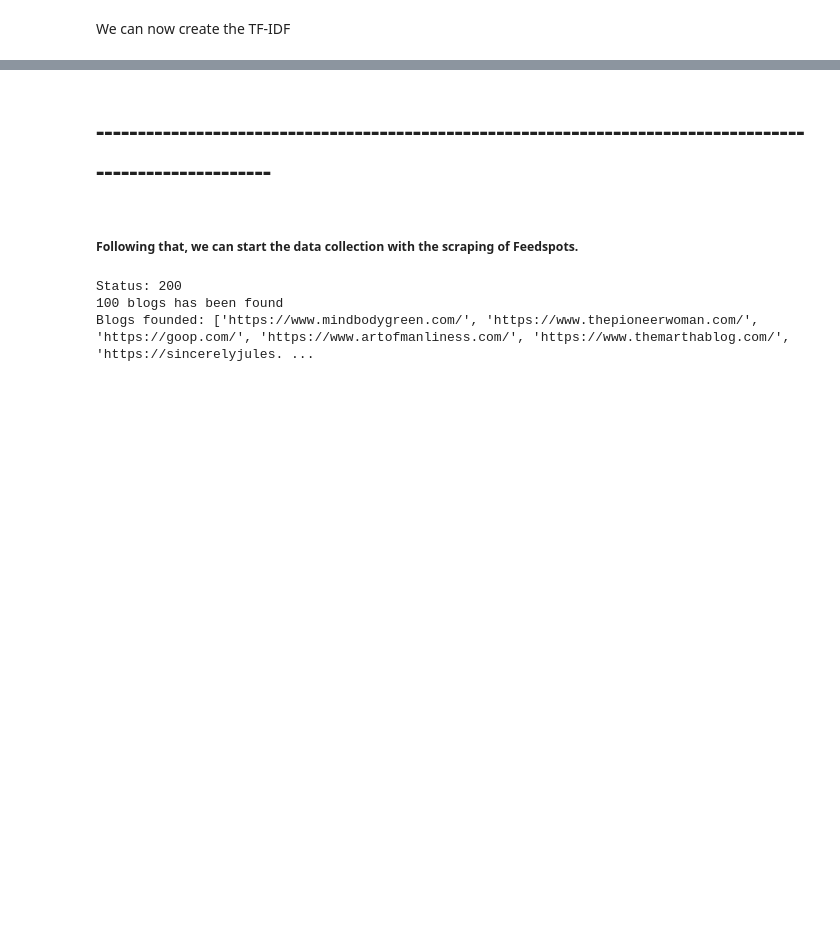
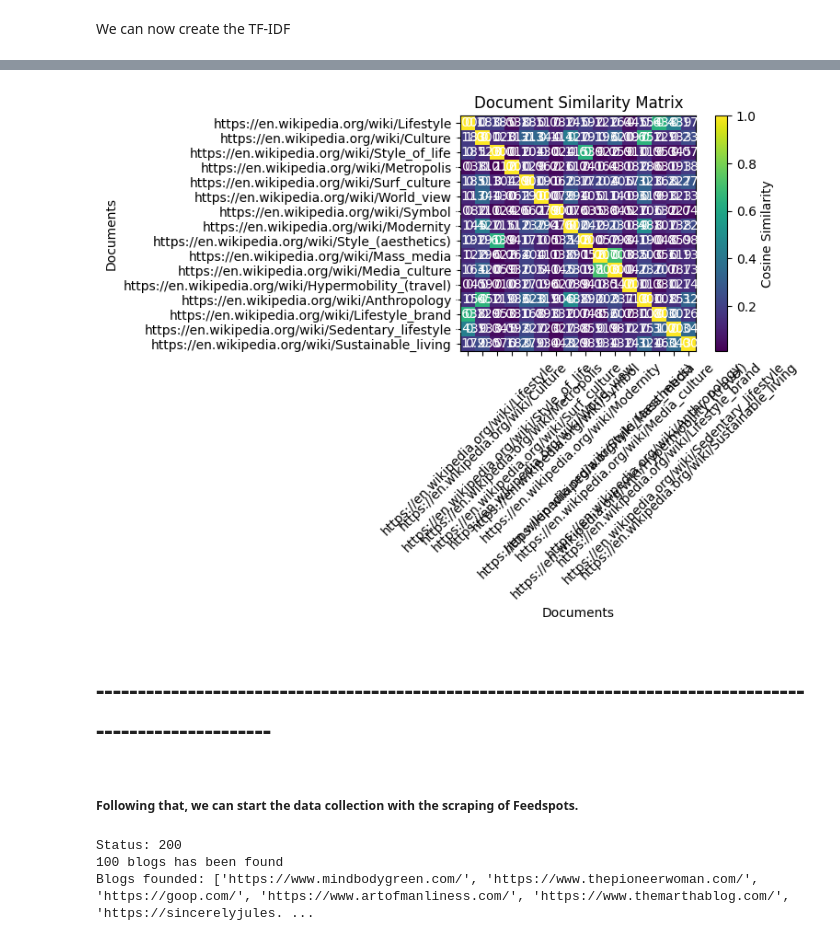
Before and after one commit to vio-glm/Projet_Web_Mining, a Jupyter notebook: Data_Collection_Jupyter_Lab/Data_Collection.ipynb, the cells around one changed output, grey strips where cells are left out. Cells and saved outputs as stored; diff of their text form; code cells hidden in the pictures; blank space fills up the shorter version.

```diff
--- a/Data_Collection_Jupyter_Lab/Data_Collection.ipynb
+++ b/Data_Collection_Jupyter_Lab/Data_Collection.ipynb
@@ -394,5 +405,5 @@ print(list(tokenized_dict.items())[:2])
 # %%
-wiki_td_matrix, wiki_vocab = build_term_document_matrix(tokenized_dict, min_doc_freq=3, max_doc_freq=30)
+wiki_td_matrix, wiki_vocab = build_term_document_matrix(tokenized_dict, min_doc_freq=5, max_doc_freq=20)
 
 print(wiki_td_matrix)
 # %% [output]
@@ -427,0 +457,33 @@ print(tf_idf)
+# %%
+import matplotlib.pyplot as plt
+from sklearn.metrics.pairwise import cosine_similarity
+
+# Compute the cosine similarity matrix
+similarity_matrix_tfidf = cosine_similarity(tf_idf)
+
+# Convert to a DataFrame for better readability (optional)
+similarity_df_tfidf = pd.DataFrame(similarity_matrix_tfidf, index=tf_idf.index, columns=tf_idf.index)
+
+# Display the similarity DataFrame
+display(similarity_df_tfidf)
+
+def plot_similarity_matrix(similarity_df):
+    # Plot the similarity matrix
+    plt.figure(figsize=(8, 6))
+    plt.imshow(similarity_df, interpolation='nearest', cmap='viridis')
+    plt.colorbar(label='Cosine Similarity')
+    plt.title('Document Similarity Matrix')
+    plt.xticks(ticks=range(len(similarity_df.columns)), labels=similarity_df.columns, rotation=45)
+    plt.yticks(ticks=range(len(similarity_df.index)), labels=similarity_df.index)
+    plt.xlabel('Documents')
+    plt.ylabel('Documents')
+
+    # Optionally, annotate the cells with similarity values
+    for i in range(len(similarity_df)):
+        for j in range(len(similarity_df)):
+            plt.text(j, i, f"{similarity_df.iloc[i, j]:.3f}", ha='center', va='center', color='white')
+
+    plt.tight_layout()
+
+plot_similarity_matrix(similarity_df_tfidf)
+# %% [output]
@@ -428,3 +507,4 @@ print(tf_idf)
+[figure, added]
 # %% [markdown]
 # ----------------------------------------------------------------------------------------------------------
 # %% [markdown]
```
Also changed, not shown: parts of 24 cells of this notebook, 1 other file.
